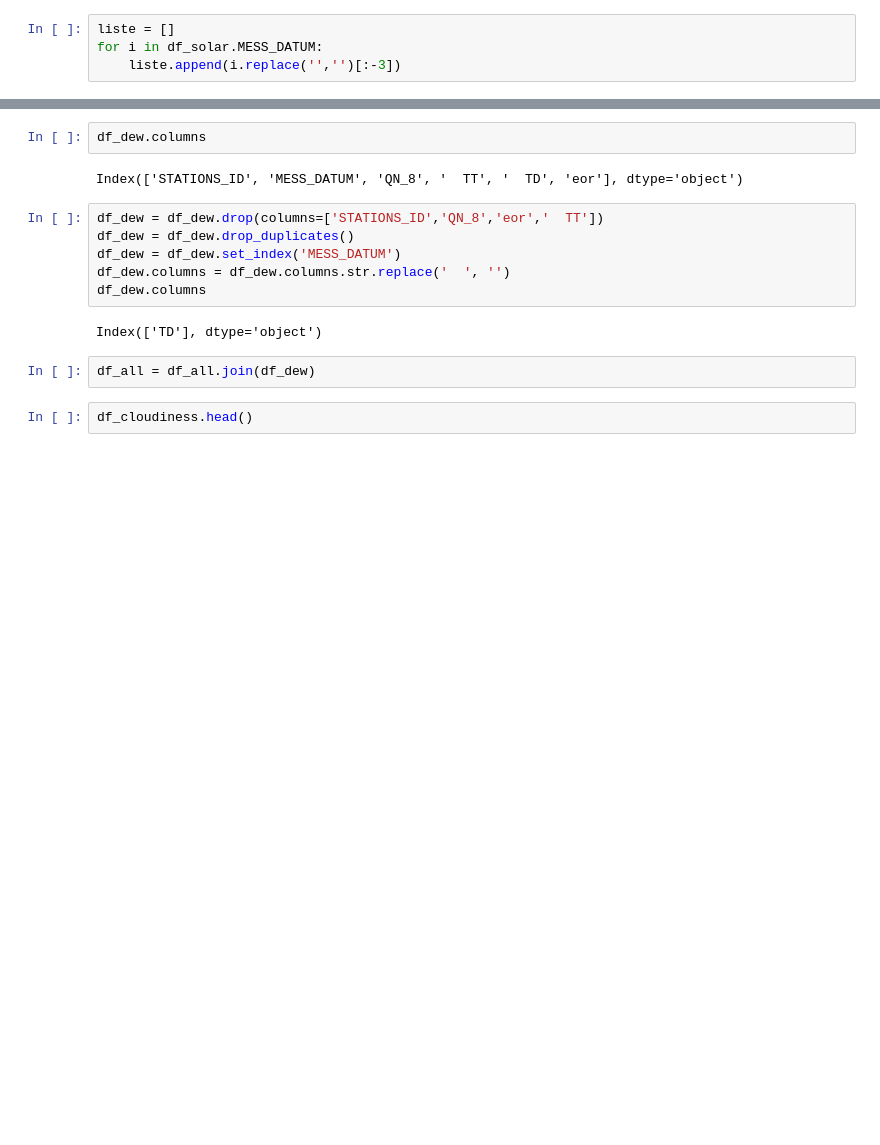
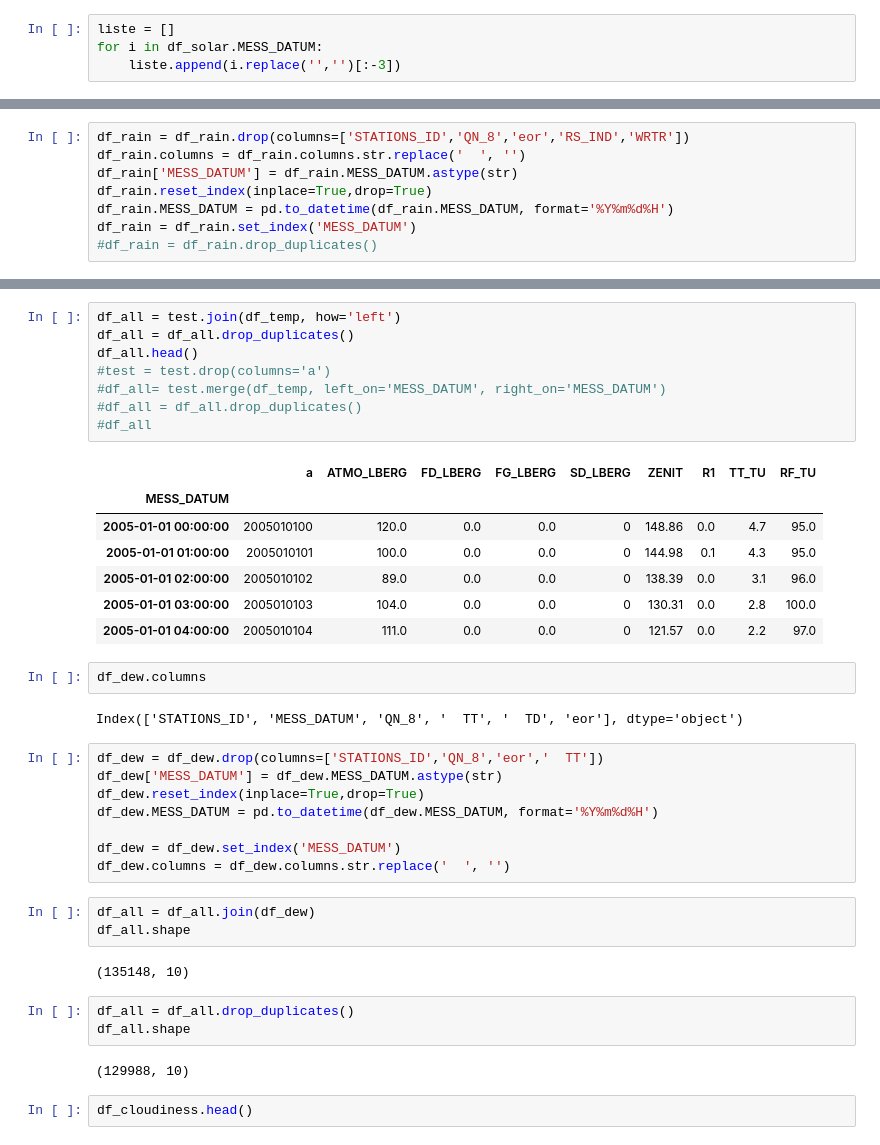
Before and after one commit to DennisAschenbrenner/Capstone_Project, a Jupyter notebook: Weather_prediction_data.ipynb, the cells around one changed output, grey strips where cells are left out. Cells and saved outputs as stored; diff of their text form; blank space fills up the shorter version.

```diff
--- a/Weather_prediction_data.ipynb
+++ b/Weather_prediction_data.ipynb
@@ -398 +116,9 @@ Name: 2005010108, dtype: float64
+# %%
+df_rain = df_rain.drop(columns=['STATIONS_ID','QN_8','eor','RS_IND','WRTR'])
+df_rain.columns = df_rain.columns.str.replace('  ', '')
+df_rain['MESS_DATUM'] = df_rain.MESS_DATUM.astype(str)
+df_rain.reset_index(inplace=True,drop=True)
+df_rain.MESS_DATUM = pd.to_datetime(df_rain.MESS_DATUM, format='%Y%m%d%H')
+df_rain = df_rain.set_index('MESS_DATUM')
+#df_rain = df_rain.drop_duplicates()
 # %%
@@ -415,17 +140,41 @@ df_all = test.join(df_temp)
+# %%
+df_all = test.join(df_temp, how='left')
+df_all = df_all.drop_duplicates()
+df_all.head()
+#test = test.drop(columns='a')
+#df_all= test.merge(df_temp, left_on='MESS_DATUM', right_on='MESS_DATUM')
+#df_all = df_all.drop_duplicates()
+#df_all
+# %% [output]
+|  | a | ATMO_LBERG | FD_LBERG | FG_LBERG | SD_LBERG | ZENIT | R1 | TT_TU | RF_TU |
+| MESS_DATUM |  |  |  |  |  |  |  |  |  |
+| 2005-01-01 00:00:00 | 2005010100 | 120.0 | 0.0 | 0.0 | 0 | 148.86 | 0.0 | 4.7 | 95.0 |
+| 2005-01-01 01:00:00 | 2005010101 | 100.0 | 0.0 | 0.0 | 0 | 144.98 | 0.1 | 4.3 | 95.0 |
+| 2005-01-01 02:00:00 | 2005010102 | 89.0 | 0.0 | 0.0 | 0 | 138.39 | 0.0 | 3.1 | 96.0 |
+| 2005-01-01 03:00:00 | 2005010103 | 104.0 | 0.0 | 0.0 | 0 | 130.31 | 0.0 | 2.8 | 100.0 |
+| 2005-01-01 04:00:00 | 2005010104 | 111.0 | 0.0 | 0.0 | 0 | 121.57 | 0.0 | 2.2 | 97.0 |
 # %%
 df_dew.columns
 # %% [output]
 Index(['STATIONS_ID', 'MESS_DATUM', 'QN_8', '  TT', '  TD', 'eor'], dtype='object')
 # %%
 df_dew = df_dew.drop(columns=['STATIONS_ID','QN_8','eor','  TT'])
-df_dew = df_dew.drop_duplicates()
+df_dew['MESS_DATUM'] = df_dew.MESS_DATUM.astype(str)
+df_dew.reset_index(inplace=True,drop=True)
+df_dew.MESS_DATUM = pd.to_datetime(df_dew.MESS_DATUM, format='%Y%m%d%H')
+
 df_dew = df_dew.set_index('MESS_DATUM')
 df_dew.columns = df_dew.columns.str.replace('  ', '')
-df_dew.columns
-# %% [output]
-Index(['TD'], dtype='object')
 # %%
 df_all = df_all.join(df_dew)
+df_all.shape
+# %% [output]
+(135148, 10)
+# %%
+df_all = df_all.drop_duplicates()
+df_all.shape
+# %% [output]
+(129988, 10)
 # %%
 df_cloudiness.head()
 # %% [output]
```
Also changed, not shown: parts of 65 cells of this notebook, 2 other files.
